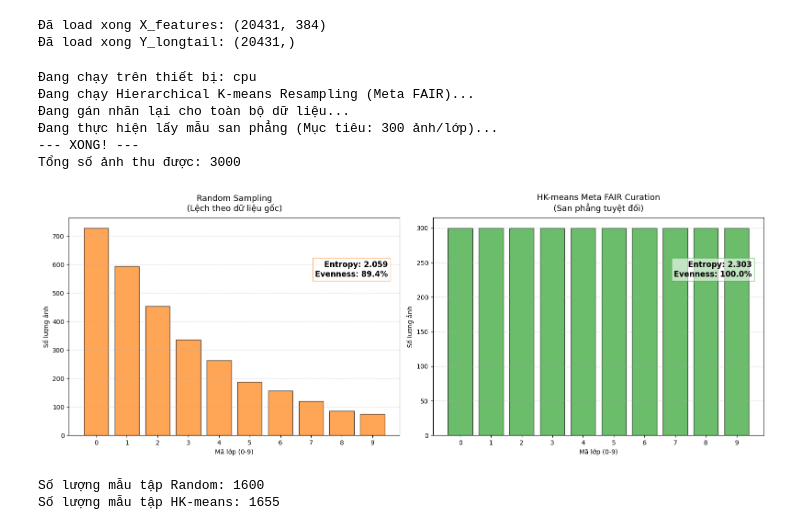
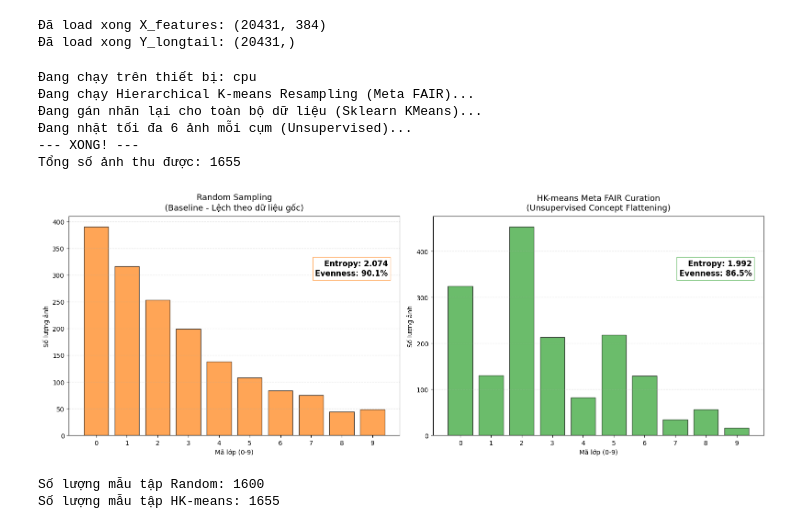
Before and after one commit to pqthinh232/Data-Mining-Lab-3-Clustering-and-its-applications, a Jupyter notebook: notebooks/03_new_dataset.ipynb, the cells around one changed output. Drawn from its saved outputs; the diff is of its cells as text; code cells hidden in the pictures.

```diff
--- a/notebooks/03_new_dataset.ipynb
+++ b/notebooks/03_new_dataset.ipynb
@@ -130,28 +130,27 @@ import matplotlib.pyplot as plt
 from sklearn.preprocessing import normalize
 from sklearn.cluster import KMeans
 from scipy.stats import entropy
+import sys
+from tqdm import tqdm
 from src_author.hierarchical_kmeans_gpu import hierarchical_kmeans_with_resampling
 
-# Vá lỗi tương thích NumPy 2.0 (Nếu có)
-np.Inf = np.inf
+# Vá lỗi tương thích NumPy 2.0
+if not hasattr(np, 'Inf'):
+    np.Inf = np.inf
 
 # --- 1. CHUẨN HÓA VÀ CHUẨN BỊ DỮ LIỆU ---
-# Chuẩn hóa L2 cho đặc trưng DINOv2
 X_feat_norm_np = normalize(X_features, axis=1)
-
-# Chuyển sang PyTorch Tensor để chạy GPU (Dùng 'cpu' nếu máy không có card đồ họa)
 device = 'cuda' if torch.cuda.is_available() else 'cpu'
 X_gpu = torch.from_numpy(X_feat_norm_np).to(device).float()
 
 print(f"Đang chạy trên thiết bị: {device}")
 
 # --- 2. CHẠY HK-MEANS BẢN GỐC CỦA TÁC GIẢ (META FAIR) ---
-# Cấu hình tối ưu cho 20,000 ảnh Long-tail
-n_clusters_list = [1500, 1000, 500]  # Tầng cuối là 500 cụm (khớp lớp ít nhất)
+n_clusters_list = [1500, 1000, 500]
 n_levels_val = 3
-sample_sizes_val = [5, 2, 2]         # r_t: Số lượng mẫu lấy để resampling
-n_resamples_val = 10                 # m: Số vòng lặp để thoát vùng mật độ cao
-sample_strategy_val = "closest"      # Lấy ảnh gần tâm nhất để giữ concept sạch
+sample_sizes_val = [5, 2, 2]
+n_resamples_val = 10
+sample_strategy_val = "closest"
 
 print("Đang chạy Hierarchical K-means Resampling (Meta FAIR)...")
 centroids_cifar_raw = hierarchical_kmeans_with_resampling(
@@ -165,45 +164,34 @@ centroids_cifar_raw = hierarchical_kmeans_with_resampling(
 )
 
 # --- 3. TRÍCH XUẤT VÀ GÁN NHÃN LẠI ---
-# Trích xuất Centroids tầng cuối cùng từ Dictionary ra mảng Numpy
 centroids_final_np = centroids_cifar_raw[-1]["centroids"].cpu().numpy()
+n_final_clusters = n_clusters_list[-1]
 
-# Gán nhãn cho toàn bộ 20,000 ảnh dựa trên 500 centroids đã tìm được
-print("Đang gán nhãn lại cho toàn bộ dữ liệu...")
-n_final_clusters = n_clusters_list[-1]
+print("Đang gán nhãn lại cho toàn bộ dữ liệu (Sklearn KMeans)...")
+# Khởi tạo KMeans với centroids từ HK-means để gán nhãn chính xác cho 20k ảnh
 km_fine = KMeans(n_clusters=n_final_clusters, init=centroids_final_np, n_init=1).fit(X_feat_norm_np)
 labels_fine = km_fine.labels_
 
-# --- 4. CHIẾN THUẬT LÀM PHẲNG TUYỆT ĐỐI (CLASS-BALANCED REPRESENTATIVE SAMPLING) ---
-# Mục tiêu: Lấy đúng 300 ảnh mỗi lớp để có tổng 3000 ảnh
-target_per_class = 300
+# --- 4. CHIẾN THUẬT LÀM PHẲNG TỰ ĐỘNG (UNSUPERVISED SAMPLING) ---
+# Mục tiêu: Nhặt ảnh đều trên các concept để tự động phẳng hóa
+samples_per_cluster = 6
 curated_idx = []
 
-print(f"Đang thực hiện lấy mẫu san phẳng (Mục tiêu: {target_per_class} ảnh/lớp)...")
-for cls in range(10):
-    # Tìm index của những ảnh thuộc lớp cls hiện tại
-    idx_cls = np.where(Y_longtail == cls)[0]
+print(f"Đang nhặt tối đa {samples_per_cluster} ảnh mỗi cụm (Unsupervised)...")
 
-    if len(idx_cls) == 0: continue
+for i in range(n_final_clusters):
+    idx_in_cluster = np.where(labels_fine == i)[0]
+    if len(idx_in_cluster) == 0: continue
 
-    # Lấy đặc trưng và nhãn cụm của riêng lớp này
-    class_features = X_feat_norm_np[idx_cls]
-    class_cluster_ids = labels_fine[idx_cls]
+    # Tính khoảng cách của ảnh trong cụm tới tâm cụm đó
+    dists = np.linalg.norm(X_feat_norm_np[idx_in_cluster] - centroids_final_np[i], axis=1)
 
-    # Lấy tâm cụm tương ứng mà HK-means đã gán cho từng ảnh trong lớp
-    class_centroids = centroids_final_np[class_cluster_ids]
-
-    # Tính khoảng cách Euclid giữa ảnh và tâm concept của nó
-    dists = np.linalg.norm(class_features - class_centroids, axis=1)
-
-    # Sắp xếp và lấy 300 ảnh gần tâm nhất (Đại diện concept tốt nhất)
-    n_take = min(len(idx_cls), target_per_class)
+    # Lấy N ảnh gần tâm nhất
+    n_take = min(len(idx_in_cluster), samples_per_cluster)
     top_local_indices = np.argsort(dists)[:n_take]
 
-    # Thêm index gốc vào danh sách được chọn
-    curated_idx.extend(idx_cls[top_local_indices])
+    curated_idx.extend(idx_in_cluster[top_local_indices])
 
-# Kết quả tập dữ liệu đã làm phẳng
 Y_curated_new = Y_longtail[curated_idx]
 
 print(f"--- XONG! ---")
@@ -221,40 +209,40 @@ def plot_distribution(y_data, title, color):
     evenness = ent / np.log(10)
 
     plt.bar(range(10), full_counts, color=color, alpha=0.7, edgecolor='black')
 
     info_text = f"Entropy: {ent:.3f}\nEvenness: {evenness:.1%}"
     plt.text(9.5, max(full_counts) * 0.8, info_text,
              fontsize=12, fontweight='bold',
              bbox=dict(facecolor='white', alpha=0.6, edgecolor=color),
              ha='right', va='center')
 
     plt.xlabel('Mã lớp (0-9)')
     plt.ylabel('Số lượng ảnh')
     plt.title(title, fontsize=13, pad=10)
     plt.xticks(range(10))
     plt.grid(axis='y', linestyle='--', alpha=0.5)
 
-# Chuẩn bị tập Random để đối chứng (cùng kích thước)
+# Chuẩn bị tập Random cùng kích thước để đối chứng
 random_indices = np.random.choice(len(Y_longtail), len(Y_curated_new), replace=False)
 Y_random_subset = Y_longtail[random_indices]
 
 plt.figure(figsize=(16, 6))
 plt.subplot(1, 2, 1)
-plot_distribution(Y_random_subset, "Random Sampling\n(Lệch theo dữ liệu gốc)", "tab:orange")
+plot_distribution(Y_random_subset, "Random Sampling\n(Baseline - Lệch theo dữ liệu gốc)", "tab:orange")
 
 plt.subplot(1, 2, 2)
-plot_distribution(Y_curated_new, "HK-means Meta FAIR Curation\n(San phẳng tuyệt đối)", "tab:green")
+plot_distribution(Y_curated_new, "HK-means Meta FAIR Curation\n(Unsupervised Concept Flattening)", "tab:green")
 
 plt.tight_layout()
 plt.show()
 # %% [output]
 Đang chạy trên thiết bị: cpu
 Đang chạy Hierarchical K-means Resampling (Meta FAIR)...
-Đang gán nhãn lại cho toàn bộ dữ liệu...
-Đang thực hiện lấy mẫu san phẳng (Mục tiêu: 300 ảnh/lớp)...
+Đang gán nhãn lại cho toàn bộ dữ liệu (Sklearn KMeans)...
+Đang nhặt tối đa 6 ảnh mỗi cụm (Unsupervised)...
 --- XONG! ---
-Tổng số ảnh thu được: 3000
+Tổng số ảnh thu được: 1655
-[figure, old version]
+[figure, new version]
 # %%
 # --- 1. Lấy mẫu ngẫu nhiên (Random Sampling - Baseline) ---
 # Chọn đại 1000 ảnh từ toàn bộ dữ liệu gốc
```
